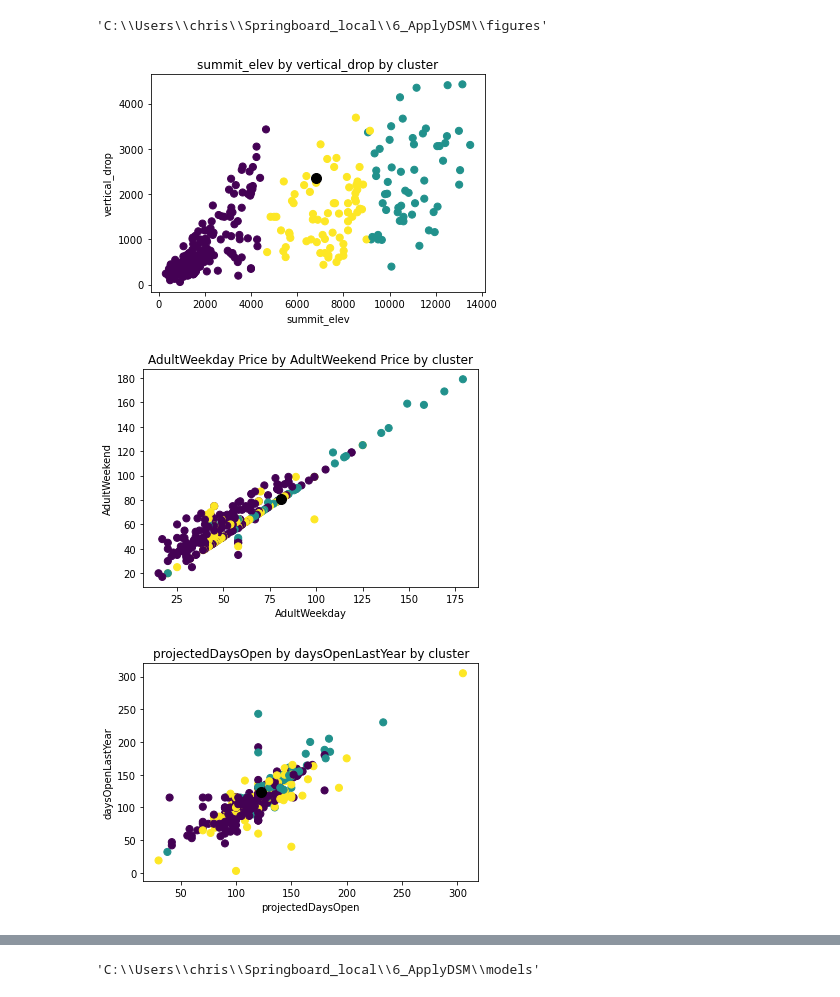
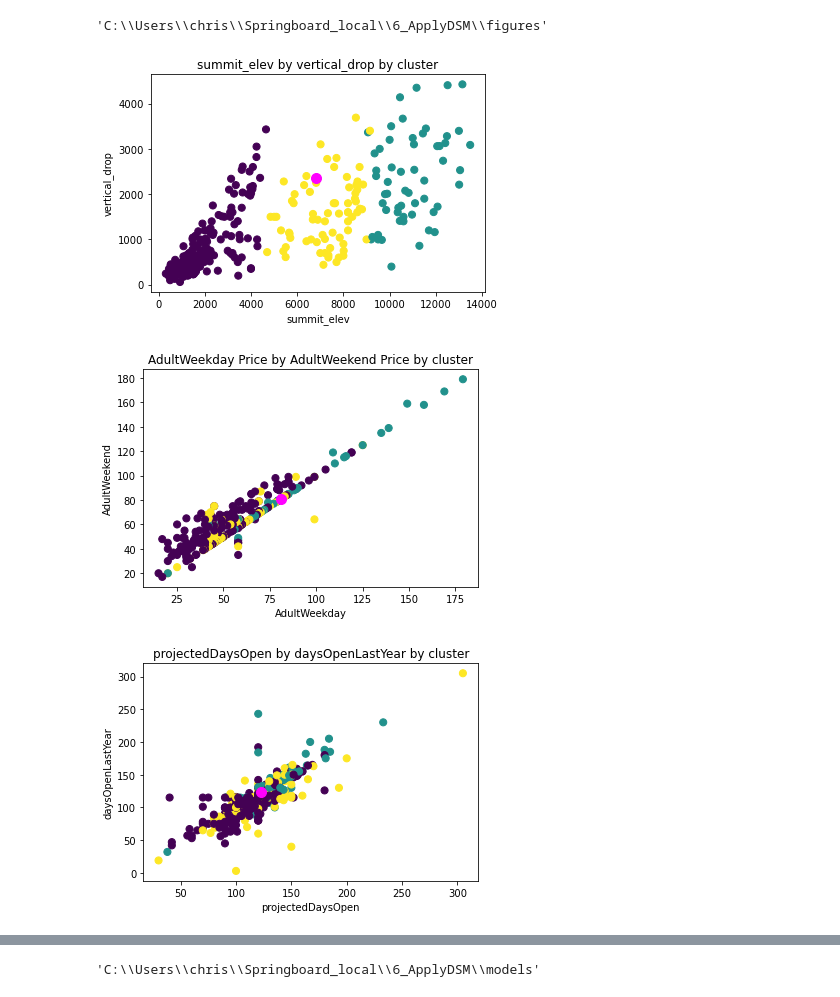
Before and after one commit to christianveater/GuidedCapstone, a Jupyter notebook: 6_6_Documentation/Notebook_stepsix.ipynb, the cells around one changed output, grey strips where cells are left out. Saved outputs shown, nothing was run; the diff lists cells and outputs as text; code cells hidden in the pictures.

```diff
--- a/6_6_Documentation/Notebook_stepsix.ipynb
+++ b/6_6_Documentation/Notebook_stepsix.ipynb
@@ -133,28 +125,28 @@ os.getcwd()
 'C:\\Users\\chris\\Springboard_local\\6_ApplyDSM\\figures'
 # %%
 plt.scatter(df['summit_elev'], df['vertical_drop'], c=df['clusters'], s=50, cmap='viridis', label ='clusters')
-plt.scatter(ac['summit_elev'], ac['vertical_drop'], c='black', s=100)
+plt.scatter(ac['summit_elev'], ac['vertical_drop'], c='magenta', s=100)
 plt.xlabel('summit_elev')
 plt.ylabel('vertical_drop')
 plt.title('summit_elev by vertical_drop by cluster')
 plt.savefig('figures_fig1.png',bbox_inches='tight')
 # %% [output]
-[figure, old version]
+[figure, new version]
 # %%
 plt.scatter(df['AdultWeekday'], df['AdultWeekend'], c=df['clusters'], s=50, cmap='viridis', label ='clusters')
-plt.scatter(ac['AdultWeekday'], ac['AdultWeekend'], c='black', s=100)
+plt.scatter(ac['AdultWeekday'], ac['AdultWeekend'], c='magenta', s=100)
 plt.xlabel('AdultWeekday')
 plt.ylabel('AdultWeekend')
 plt.title('AdultWeekday Price by AdultWeekend Price by cluster')
 plt.savefig('figures_fig2.png',bbox_inches='tight')
 # %% [output]
-[figure, old version]
+[figure, new version]
 # %%
 plt.scatter(df['projectedDaysOpen'], df['daysOpenLastYear'], c=df['clusters'], s=50, cmap='viridis', label ='clusters')
-plt.scatter(ac['projectedDaysOpen'], ac['daysOpenLastYear'], c='black', s=100)
+plt.scatter(ac['projectedDaysOpen'], ac['daysOpenLastYear'], c='magenta', s=100)
 plt.xlabel('projectedDaysOpen')
 plt.ylabel('daysOpenLastYear')
 plt.title('projectedDaysOpen by daysOpenLastYear by cluster')
 plt.savefig('figures_fig3.png',bbox_inches='tight')
 # %% [output]
-[figure, old version]
+[figure, new version]
```
Also changed, not shown: parts of 6 cells of this notebook.
